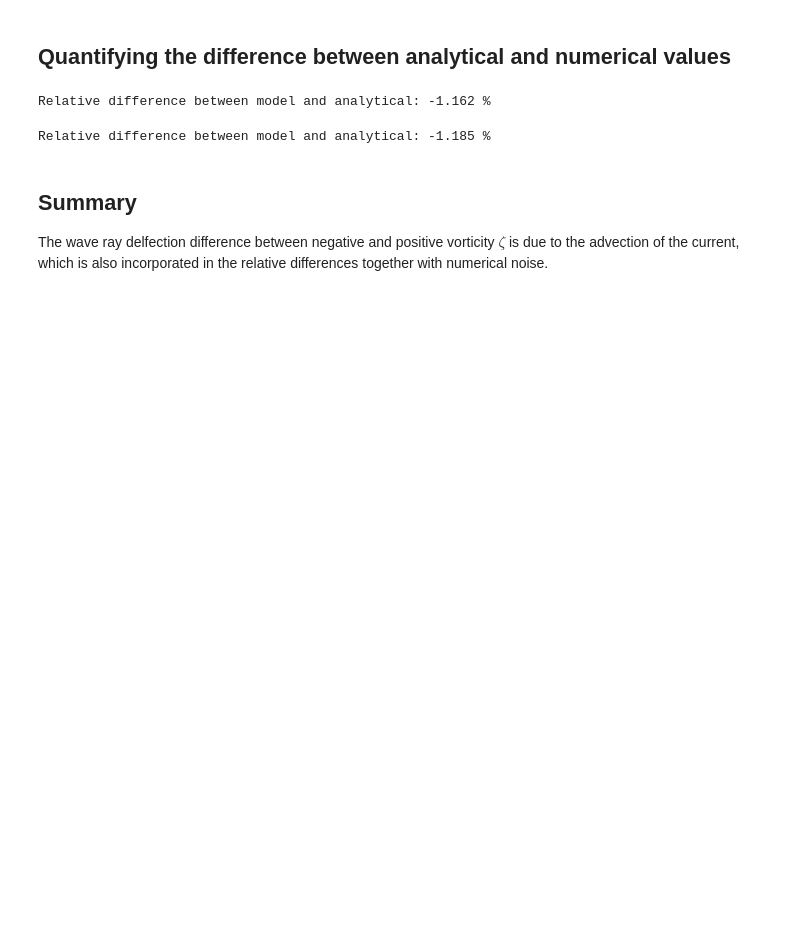
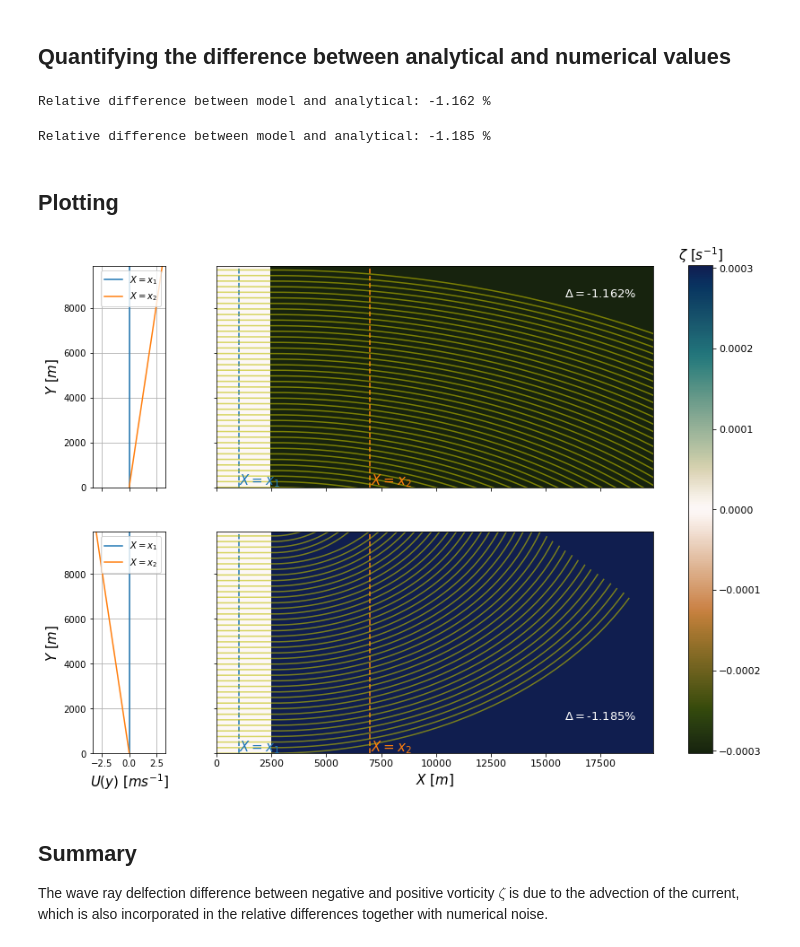
Before and after one commit to hevgyrt/ocean_wave_tracing, a Jupyter notebook: verification/wave_deflection.ipynb, the cells around one changed output. Saved outputs shown, nothing was run; the diff lists cells and outputs as text; code cells hidden in the pictures; blank space fills up the shorter version.

```diff
--- a/verification/wave_deflection.ipynb
+++ b/verification/wave_deflection.ipynb
@@ -165,6 +102,75 @@ rel_diff_pos = ((np.abs(theta_wt_pos)-np.abs(theta_analytical_pos))/np.abs(theta
 print("Relative difference between model and analytical: {} %".format(np.round(rel_diff_pos,3)))
 # %% [output]
 Relative difference between model and analytical: -1.185 %
+# %% [markdown]
+## Plotting
+# %%
+fs=15
+
+idx_u0,idx_u1 =1000,7000
+
+fig, ax = plt.subplots(nrows=2,ncols=2,sharex='col',sharey=True,figsize=(14,10),
+                       gridspec_kw={'width_ratios': [1, 6]})
+
+pc=ax[0,1].pcolormesh(wt.x,wt.y,vorticity[idt0],cmap=cmocean.cm.tarn,
+                      vmin=vorticity.min(),vmax=np.abs(vorticity.min()),shading='auto')
+
+for aax in [ax[0,1], ax[1,1]]:
+    aax.axvline(idx_u0,0,ls='--',c='tab:blue')
+    aax.text(idx_u0+20,100,r'$X=x_1$',c='tab:blue',fontsize=fs)
+    aax.axvline(idx_u1,0,ls='--',c='tab:orange')
+    aax.text(idx_u1+20,100,r'$X=x_2$',c='tab:orange',fontsize=fs)
+
+pc1 = ax[1,1].pcolormesh(wt_pos_vort.x,wt_pos_vort.y,-vorticity[idt0],cmap=cmocean.cm.tarn,vmin=vorticity.min(),vmax=np.abs(vorticity.min()))
+
+
+for i in range(0,wt.nb_wave_rays,5):
+    ax[0,1].plot(wt.ray_x[i,:],wt.ray_y[i,:],'-y',alpha=0.6)
+    ax[1,1].plot(wt_pos_vort.ray_x[i,:],wt_pos_vort.ray_y[i,:],'-y',alpha=0.6)
+
+ax[0,1].set_xlim([X0,XN])
+ax[0,1].set_ylim([Y0,YN])
+
+
+
+ax[0,0].plot(wt.U.isel(time=idt0).sel(x=idx_u0),wt.y,c='tab:blue',label=r'$X=x_1$')
+ax[0,0].plot(wt.U.isel(time=idt0).sel(x=idx_u1),wt.y,c='tab:orange',label=r'$X=x_2$')
+
+ax[1,0].plot(wt_pos_vort.U.isel(time=idt0).sel(x=idx_u0),wt.y,c='tab:blue',label=r'$X=x_1$')
+ax[1,0].plot(wt_pos_vort.U.isel(time=idt0).sel(x=idx_u1),wt.y,c='tab:orange',label=r'$X=x_2$')
+
+for i,aax in enumerate([ax[0,0], ax[1,0]]):
+    aax.legend(loc='upper right')
+    aax.grid()
+    aax.set_ylabel(r'$Y~[m]$',fontsize=fs)
+    if i == 1:
+        aax.set_xlabel(r'$U(y)~[ms^{-1}]$',fontsize=fs)
+
+ax[1,1].set_xlabel(r'$X~[m]$',fontsize=fs)
+
+
+#fig.tight_layout()
+
+cb0=fig.colorbar(pc,ax=ax)
+cb0.ax.set_title(r'$\zeta~[s^{-1}]$',fontsize=fs)
+
+
+ax[0,1].text(17500,8500,
+            r'$\Delta=${}%'.format(np.round(rel_diff,3)),horizontalalignment='center',
+            fontsize=fs-2,c='1')
+
+ax[1,1].text(17500,1500,
+            r'$\Delta=${}%'.format(np.round(rel_diff_pos,3)),horizontalalignment='center',
+            fontsize=fs-2,c='1')
+
+
+ax[0,1].tick_params(axis='both',labelsize=fs-4)
+ax[1,1].tick_params(axis='both',labelsize=fs-4)
+cb0.ax.tick_params(labelsize=fs-4)
+#cb1.ax.tick_params(labelsize=fs-4)
+fig.savefig('wave_deflection.png',dpi=125)
+# %% [output]
+[figure, new version]
 # %% [markdown]
 ## Summary
 The wave ray delfection difference between negative and positive vorticity $\zeta$ is due to the advection of the current, which is also incorporated in the relative differences together with numerical noise.
```
Also changed, not shown: parts of 3 cells of this notebook, 3 other files.
